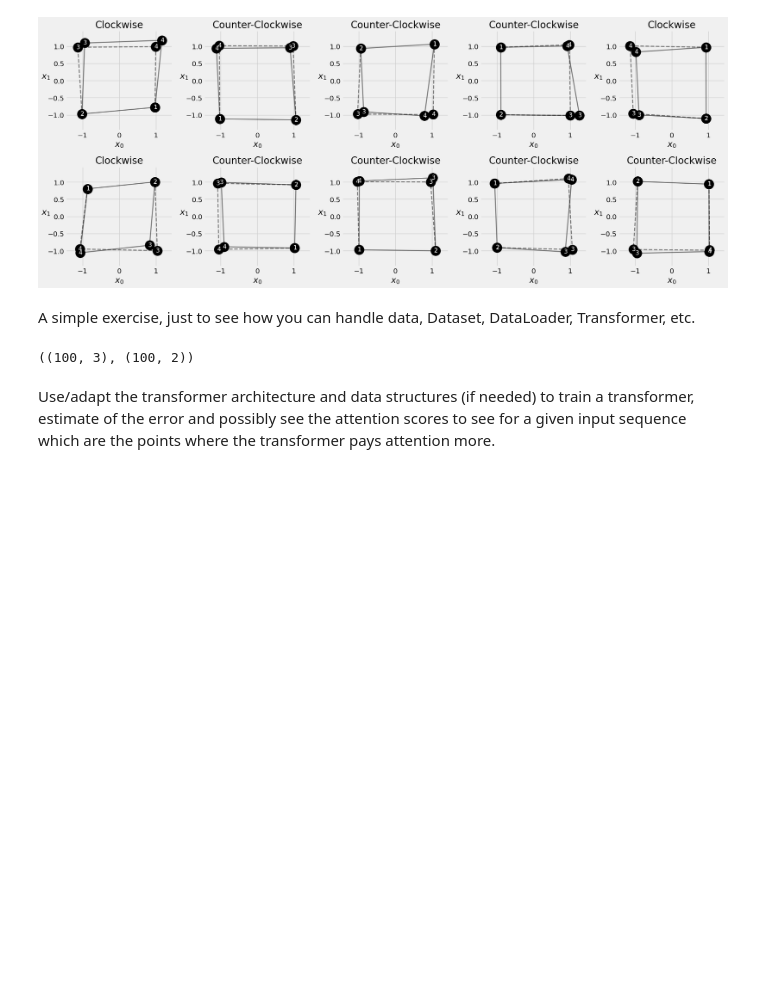
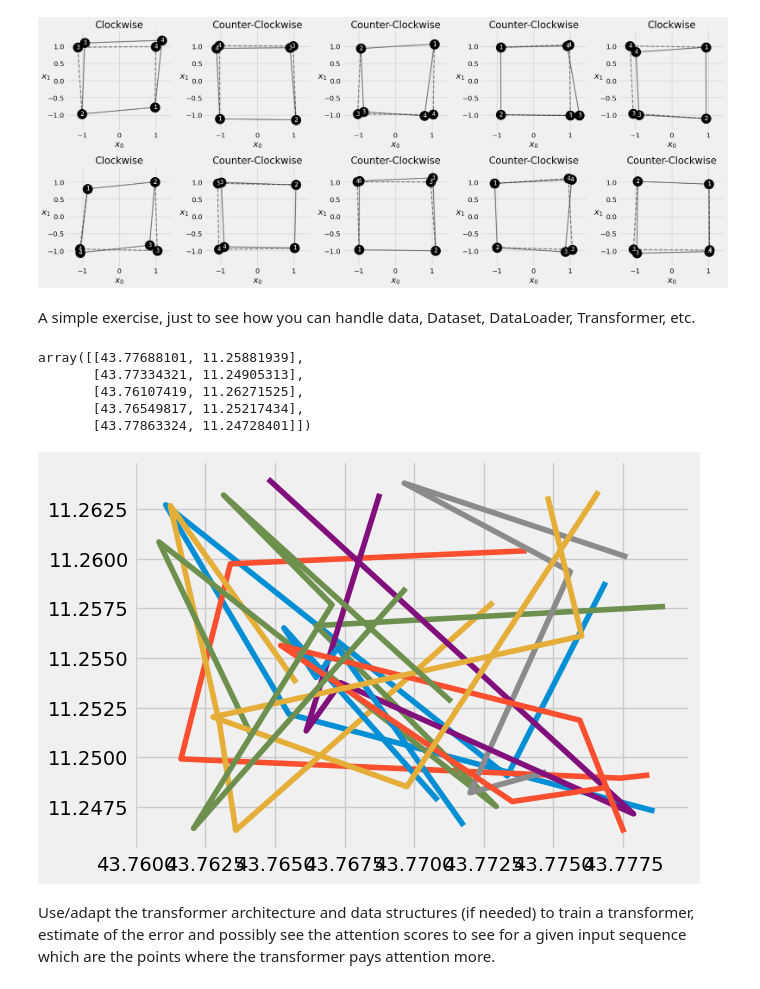
Before and after one commit to fpinell/mlsa, a Jupyter notebook: notebooks/Lecture_6_Transformers.ipynb, the cells around one changed output. Saved outputs shown, nothing was run; the diff lists cells and outputs as text; code cells hidden in the pictures; blank space fills up the shorter version.

```diff
--- a/notebooks/Lecture_6_Transformers.ipynb
+++ b/notebooks/Lecture_6_Transformers.ipynb
@@ -1108,58 +1108,3 @@ fig = sequence_pred(sbs_seq_transformer, full_test, test_directions)
 [figure]
 # %% [markdown]
 A simple exercise, just to see how you can handle data, Dataset, DataLoader, Transformer, etc.
-# %%
-def generate_sequences_np(n_sequences=10, sequence_length=3, predict_length=2):
-    sequences = []
-    next_values = []
-
-    for _ in range(n_sequences):
-        # Randomly choose a pattern for the sequence
-        pattern_type = np.random.choice(['even', 'squares', 'multiples', 'powers', 'doubling', 'odds'])
-
-        # Generate a sequence and next values based on the chosen pattern
-        if pattern_type == 'even':
-            start = np.random.randint(0, 10) * 2
-            sequence = np.array([start + 2 * i for i in range(sequence_length)])
-            next_vals = np.array([start + 2 * (sequence_length + i) for i in range(predict_length)])
-
-        elif pattern_type == 'squares':
-            start = np.random.randint(1, 5)
-            sequence = np.array([start ** 2 + i ** 2 for i in range(sequence_length)])
-            next_vals = np.array([start ** 2 + (sequence_length + i) ** 2 for i in range(predict_length)])
-
-        elif pattern_type == 'multiples':
-            multiplier = np.random.randint(1, 10)
-            sequence = np.array([multiplier * i for i in range(1, sequence_length + 1)])
-            next_vals = np.array([multiplier * (sequence_length + i + 1) for i in range(predict_length)])
-
-        elif pattern_type == 'powers':
-            base = np.random.randint(2, 5)
-            sequence = np.array([base ** i for i in range(1, sequence_length + 1)])
-            next_vals = np.array([base ** (sequence_length + i + 1) for i in range(predict_length)])
-
-        elif pattern_type == 'doubling':
-            start = np.random.randint(1, 4)
-            sequence = np.array([start * (2 ** i) for i in range(sequence_length)])
-            next_vals = np.array([start * (2 ** (sequence_length + i)) for i in range(predict_length)])
-
-        elif pattern_type == 'odds':
-            start = np.random.randint(0, 10) * 2 + 1
-            sequence = np.array([start + 2 * i for i in range(sequence_length)])
-            next_vals = np.array([start + 2 * (sequence_length + i) for i in range(predict_length)])
-
-        # Append the generated sequence and next values to the lists
-        sequences.append(sequence)
-        next_values.append(next_vals)
-
-    # Convert to numpy arrays for easier manipulation in models
-    sequences_np = np.array(sequences)
-    next_values_np = np.array(next_values)
-
-    return sequences_np, next_values_np
-
-# Generate sample sequences and display as numpy arrays
-sequences_np, next_values_np = generate_sequences_np(100)
-sequences_np.shape, next_values_np.shape
-# %% [output]
-((100, 3), (100, 2))
@@ -1166,3 +1167,17 @@ sequences_np.shape, next_values_np.shape
+# %%
+train_gps_sequences_with_time_np[0][:,0]
+# %% [output]
+array([[43.77688101, 11.25881939],
+       [43.77334321, 11.24905313],
+       [43.76107419, 11.26271525],
+       [43.76549817, 11.25217434],
+       [43.77863324, 11.24728401]])
+# %%
+import matplotlib.pyplot as plt
+for i in range(10):
+    plt.plot(train_gps_sequences_with_time_np[i][:,0],train_gps_sequences_with_time_np[i][:,1])
+# %% [output]
+[figure, added]
 # %% [markdown]
 Use/adapt the transformer architecture and data structures (if needed) to train a transformer, estimate of the error and possibly see the attention scores to see for a given input sequence which are the points where the transformer pays attention more.
 # %% [markdown]
```
Also changed, not shown: parts of 1 cell of this notebook.
